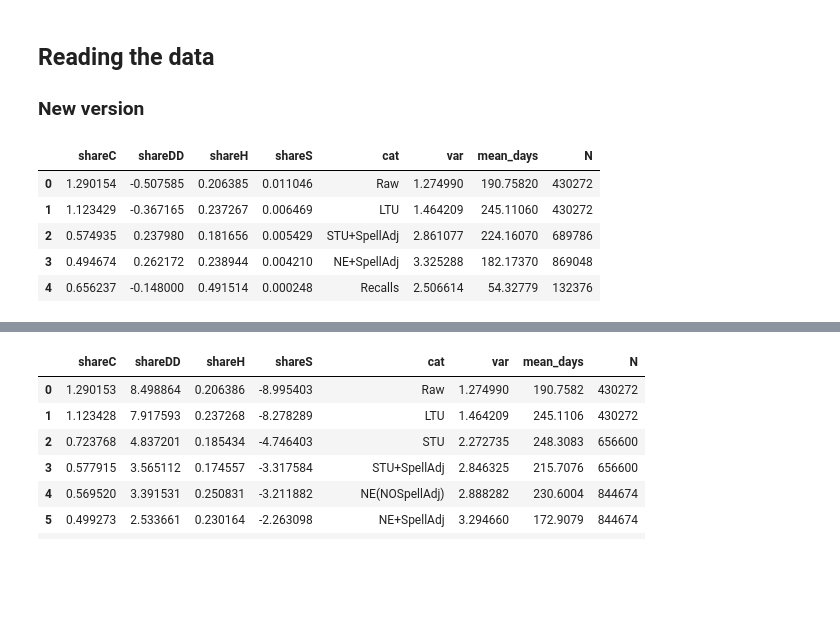
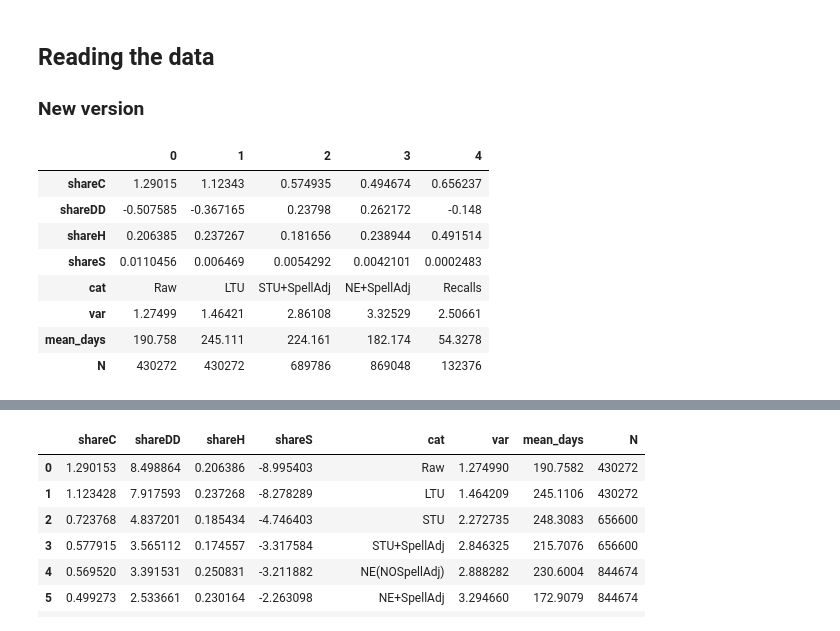
Before and after one commit to crisla/UVD_ABS_code, a Jupyter notebook: tables_and_plots.ipynb, the cells around one changed output, grey strips where cells are left out. Saved outputs shown, nothing was run; the diff lists cells and outputs as text; code cells hidden in the pictures; blank space fills up the shorter version.

```diff
--- a/tables_and_plots.ipynb
+++ b/tables_and_plots.ipynb
@@ -232,20 +235,24 @@ def read_descriptive_stats_T(inputfile):
 # %%
 table_raw, names, column_names, noobs = read_results('results/all_results96.log')
 table_raw_r, names_r, column_names_r, noobs_r = read_results('results/table_recalls.log')
 AllTab_r = pd.DataFrame(table_raw_r[1:,:].T, index=names_latex, columns=["Recalls",])
 names_latex = format_names(names)
 # names_latex = format_names(names)
 names_latex = names
 AllTab = pd.DataFrame(table_raw[1:,:].T, index=names_latex, columns=column_names)
 AllTab['Recalls'] = AllTab_r
 short_tab96_noA= format_very_short(AllTab)
 short_tab96_noA['N'] = np.array(np.hstack((noobs,noobs_r)))
 short_tab96_noA.round(3).to_stata('results/all_results96.dta')
 short_tab96_noA
+short_tab96_noA.T
 # %% [output]
-|  | shareC | shareDD | shareH | shareS | cat | var | mean_days | N |
-| 0 | 1.290154 | -0.507585 | 0.206385 | 0.011046 | Raw | 1.274990 | 190.75820 | 430272 |
-| 1 | 1.123429 | -0.367165 | 0.237267 | 0.006469 | LTU | 1.464209 | 245.11060 | 430272 |
-| 2 | 0.574935 | 0.237980 | 0.181656 | 0.005429 | STU+SpellAdj | 2.861077 | 224.16070 | 689786 |
-| 3 | 0.494674 | 0.262172 | 0.238944 | 0.004210 | NE+SpellAdj | 3.325288 | 182.17370 | 869048 |
-| 4 | 0.656237 | -0.148000 | 0.491514 | 0.000248 | Recalls | 2.506614 | 54.32779 | 132376 |
+|  | 0 | 1 | 2 | 3 | 4 |
+| shareC | 1.29015 | 1.12343 | 0.574935 | 0.494674 | 0.656237 |
+| shareDD | -0.507585 | -0.367165 | 0.23798 | 0.262172 | -0.148 |
+| shareH | 0.206385 | 0.237267 | 0.181656 | 0.238944 | 0.491514 |
+| shareS | 0.0110456 | 0.006469 | 0.0054292 | 0.0042101 | 0.0002483 |
+| cat | Raw | LTU | STU+SpellAdj | NE+SpellAdj | Recalls |
+| var | 1.27499 | 1.46421 | 2.86108 | 3.32529 | 2.50661 |
+| mean_days | 190.758 | 245.111 | 224.161 | 182.174 | 54.3278 |
+| N | 430272 | 430272 | 689786 | 869048 | 132376 |
```
Also changed, not shown: parts of 8 cells of this notebook, 13 other files.
